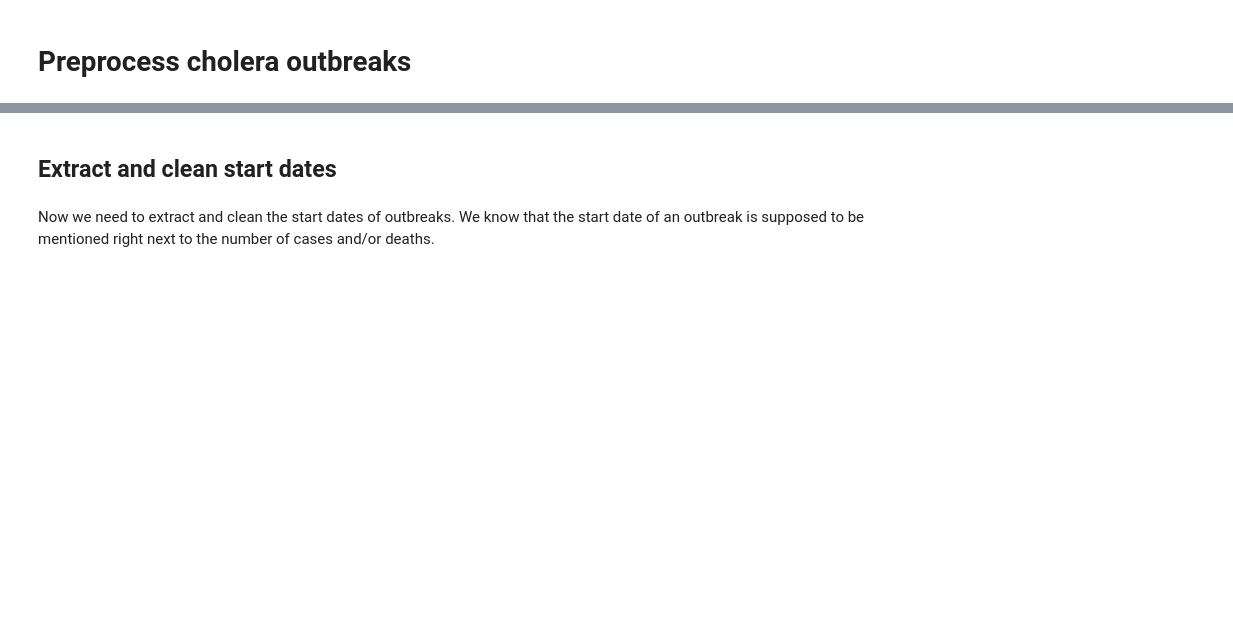
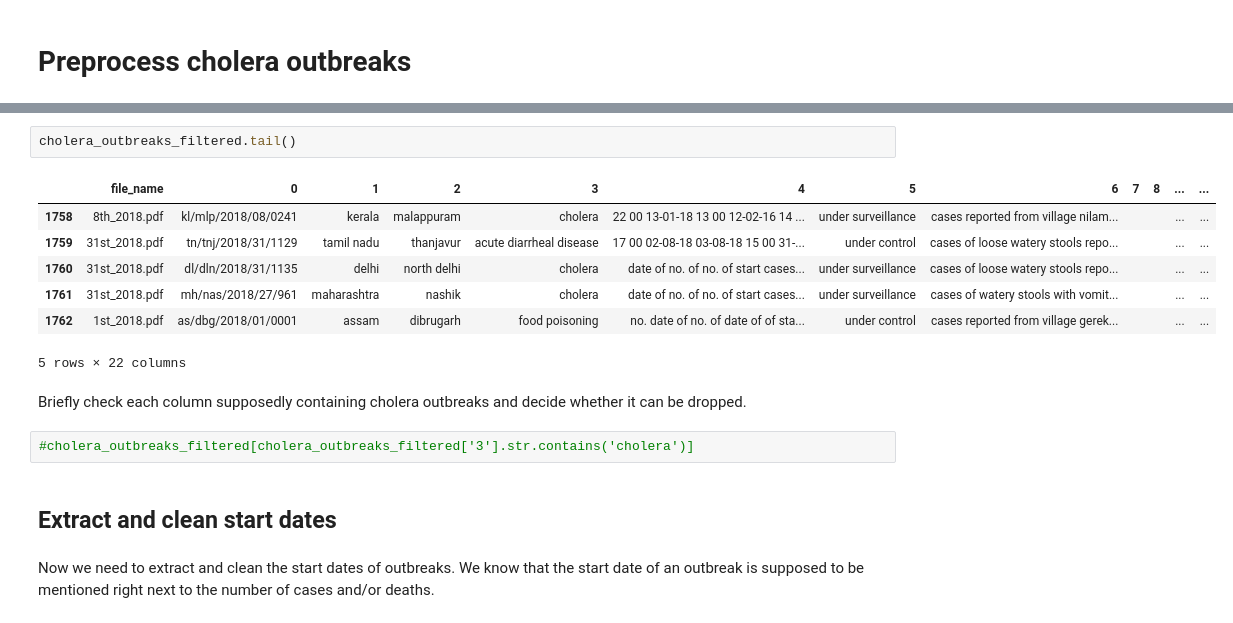
Before and after one commit to alexvmt/cholera_risk_modeling, a Jupyter notebook: 2_preprocess_the_data/preprocess_cholera_outbreaks.ipynb, the cells around one changed output, grey strips where cells are left out. Drawn from its saved outputs; the diff is of its cells as text; blank space fills up the shorter version.

```diff
--- a/2_preprocess_the_data/preprocess_cholera_outbreaks_v3.ipynb
+++ b/2_preprocess_the_data/preprocess_cholera_outbreaks.ipynb
@@ -384,3 +140,17 @@ outbreaks_filtered_other.shape
+# %%
+cholera_outbreaks_filtered.tail()
+# %% [output]
+|  | file_name | 0 | 1 | 2 | 3 | 4 | 5 | 6 | 7 | 8 | ... | ... |
+| 1758 | 8th_2018.pdf | kl/mlp/2018/08/0241 | kerala | malappuram | cholera | 22 00 13-01-18 13 00 12-02-16 14 ... | under surveillance | cases reported from village nilam... |  |  | ... | ... |
+| 1759 | 31st_2018.pdf | tn/tnj/2018/31/1129 | tamil nadu | thanjavur | acute diarrheal disease | 17 00 02-08-18 03-08-18 15 00 31-... | under control | cases of loose watery stools repo... |  |  | ... | ... |
+| 1760 | 31st_2018.pdf | dl/dln/2018/31/1135 | delhi | north delhi | cholera | date of no. of no. of start cases... | under surveillance | cases of loose watery stools repo... |  |  | ... | ... |
+| 1761 | 31st_2018.pdf | mh/nas/2018/27/961 | maharashtra | nashik | cholera | date of no. of no. of start cases... | under surveillance | cases of watery stools with vomit... |  |  | ... | ... |
+| 1762 | 1st_2018.pdf | as/dbg/2018/01/0001 | assam | dibrugarh | food poisoning | no. date of no. of date of of sta... | under control | cases reported from village gerek... |  |  | ... | ... |
+5 rows × 22 columns
+# %% [markdown]
+Briefly check each column supposedly containing cholera outbreaks and decide whether it can be dropped.
+# %%
+#cholera_outbreaks_filtered[cholera_outbreaks_filtered['3'].str.contains('cholera')]
 # %% [markdown]
 ## Extract and clean start dates
 # %% [markdown]
```
Also changed, not shown: parts of 54 cells of this notebook, 4 other files.
